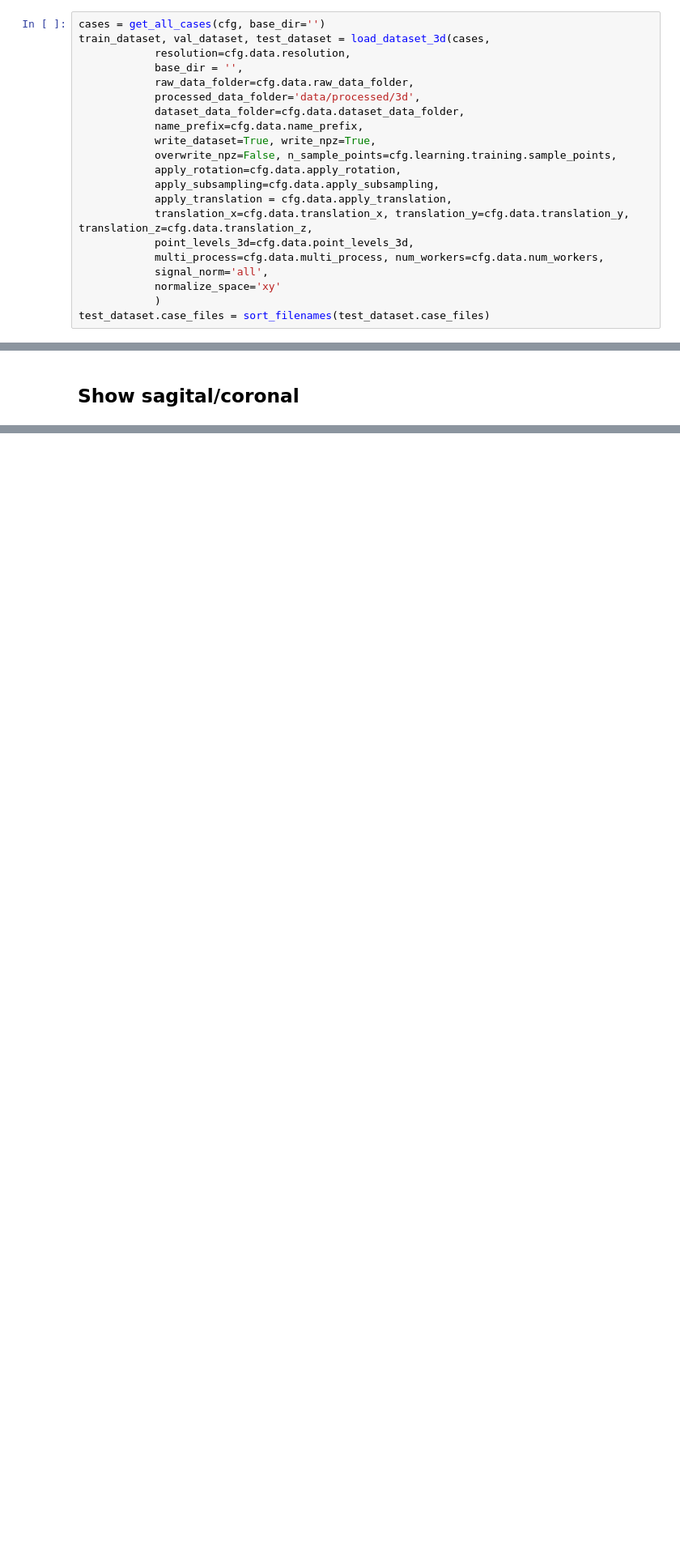
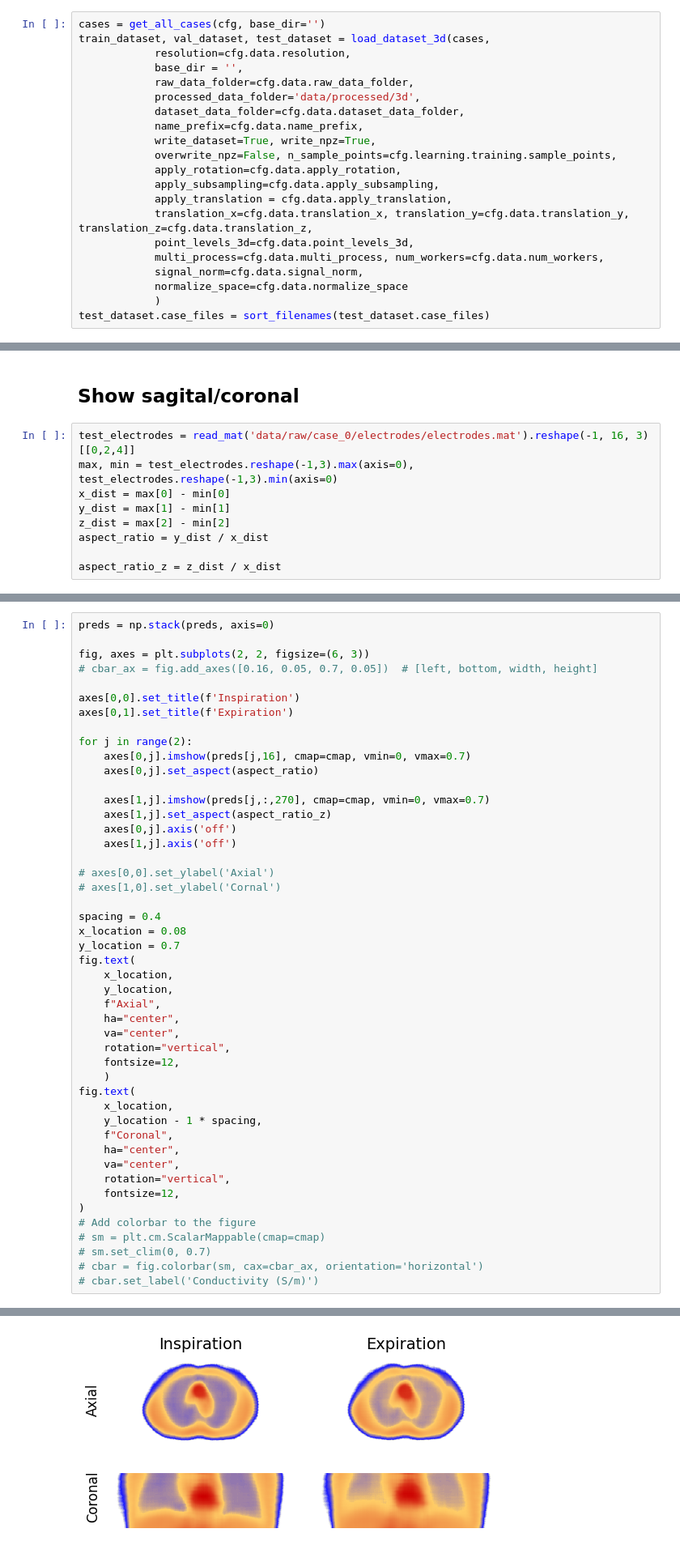
Before and after one commit to dmnk1308/RESIST, a Jupyter notebook: example_application.ipynb, the cells around one changed output, grey strips where cells are left out. Shown at 81% size. Cells and saved outputs as stored; diff of their text form; blank space fills up the shorter version.

```diff
--- a/example_application.ipynb
+++ b/example_application.ipynb
@@ -38,8 +38,8 @@ train_dataset, val_dataset, test_dataset = load_dataset_3d(cases,
             translation_x=cfg.data.translation_x, translation_y=cfg.data.translation_y, translation_z=cfg.data.translation_z,
             point_levels_3d=cfg.data.point_levels_3d,
             multi_process=cfg.data.multi_process, num_workers=cfg.data.num_workers,
-            signal_norm='all',
-            normalize_space='xy'
+            signal_norm=cfg.data.signal_norm,
+            normalize_space=cfg.data.normalize_space
             )
 test_dataset.case_files = sort_filenames(test_dataset.case_files)
 # %% [output]
@@ -283,4 +285,13 @@ plt.scatter(electrodes[0,:,0], -1*electrodes[0,:,1], marker='x', c='r')
 [figure]
 # %% [markdown]
 ## Show sagital/coronal
+# %%
+test_electrodes = read_mat('data/raw/case_0/electrodes/electrodes.mat').reshape(-1, 16, 3)[[0,2,4]]
+max, min = test_electrodes.reshape(-1,3).max(axis=0), test_electrodes.reshape(-1,3).min(axis=0)
+x_dist = max[0] - min[0]
+y_dist = max[1] - min[1]
+z_dist = max[2] - min[2]
+aspect_ratio = y_dist / x_dist
+
+aspect_ratio_z = z_dist / x_dist
 # %%
@@ -304,0 +356,48 @@ plt.show()
+# %%
+preds = np.stack(preds, axis=0)
+
+fig, axes = plt.subplots(2, 2, figsize=(6, 3))
+# cbar_ax = fig.add_axes([0.16, 0.05, 0.7, 0.05])  # [left, bottom, width, height]
+
+axes[0,0].set_title(f'Inspiration')
+axes[0,1].set_title(f'Expiration')
+
+for j in range(2):
+    axes[0,j].imshow(preds[j,16], cmap=cmap, vmin=0, vmax=0.7)
+    axes[0,j].set_aspect(aspect_ratio)
+
+    axes[1,j].imshow(preds[j,:,270], cmap=cmap, vmin=0, vmax=0.7)
+    axes[1,j].set_aspect(aspect_ratio_z)
+    axes[0,j].axis('off')
+    axes[1,j].axis('off')
+
+# axes[0,0].set_ylabel('Axial')
+# axes[1,0].set_ylabel('Cornal')
+
+spacing = 0.4
+x_location = 0.08
+y_location = 0.7
+fig.text(
+    x_location,
+    y_location,
+    f"Axial",
+    ha="center",
+    va="center",
+    rotation="vertical",
+    fontsize=12,
+    )
+fig.text(
+    x_location,
+    y_location - 1 * spacing,
+    f"Coronal",
+    ha="center",
+    va="center",
+    rotation="vertical",
+    fontsize=12,
+)
+# Add colorbar to the figure
+# sm = plt.cm.ScalarMappable(cmap=cmap)
+# sm.set_clim(0, 0.7)
+# cbar = fig.colorbar(sm, cax=cbar_ax, orientation='horizontal')
+# cbar.set_label('Conductivity (S/m)')
+# %% [output]
@@ -304,0 +405 @@ plt.show()
+[figure, added]
```
Also changed, not shown: parts of 5 cells of this notebook, 18 other files.
